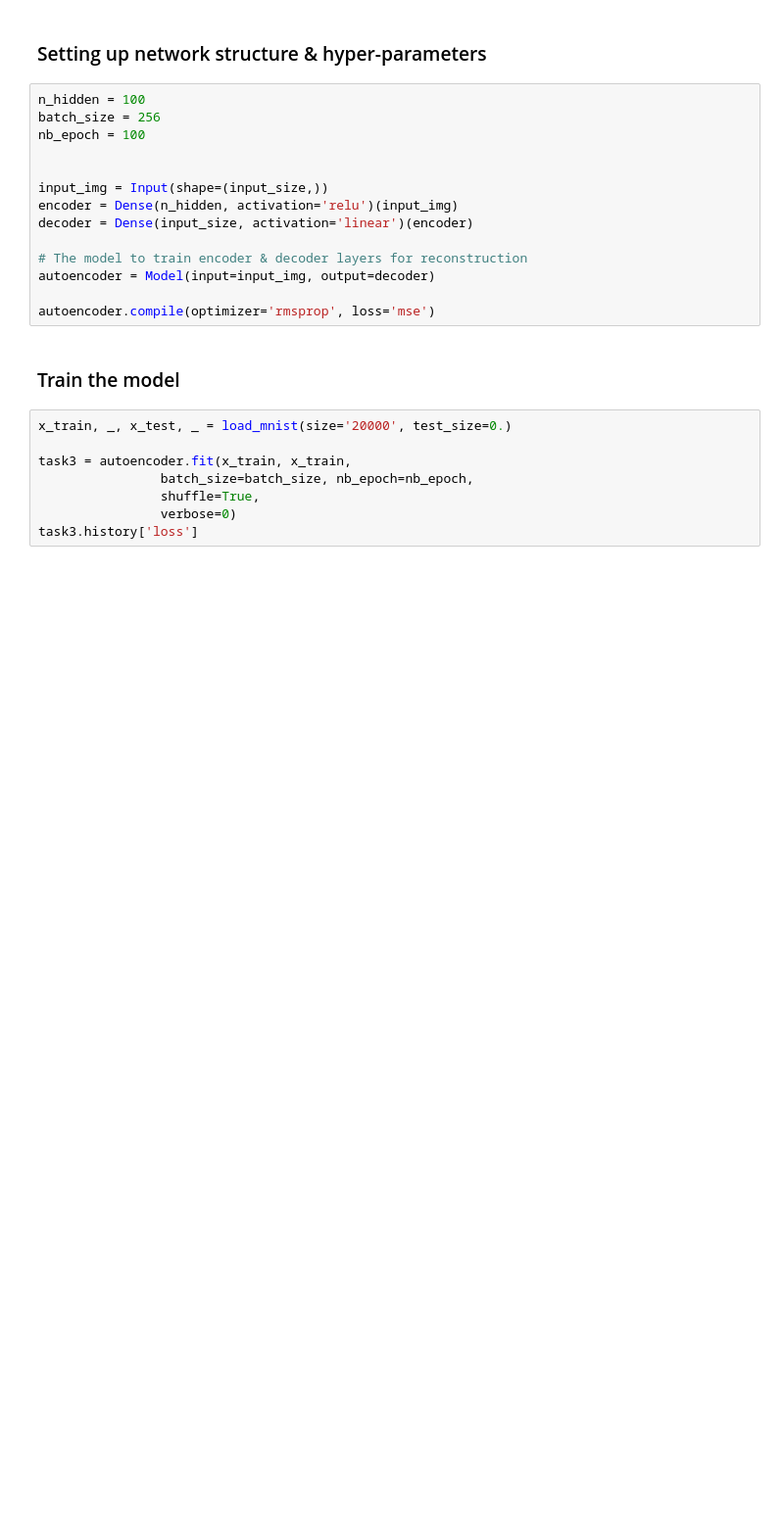
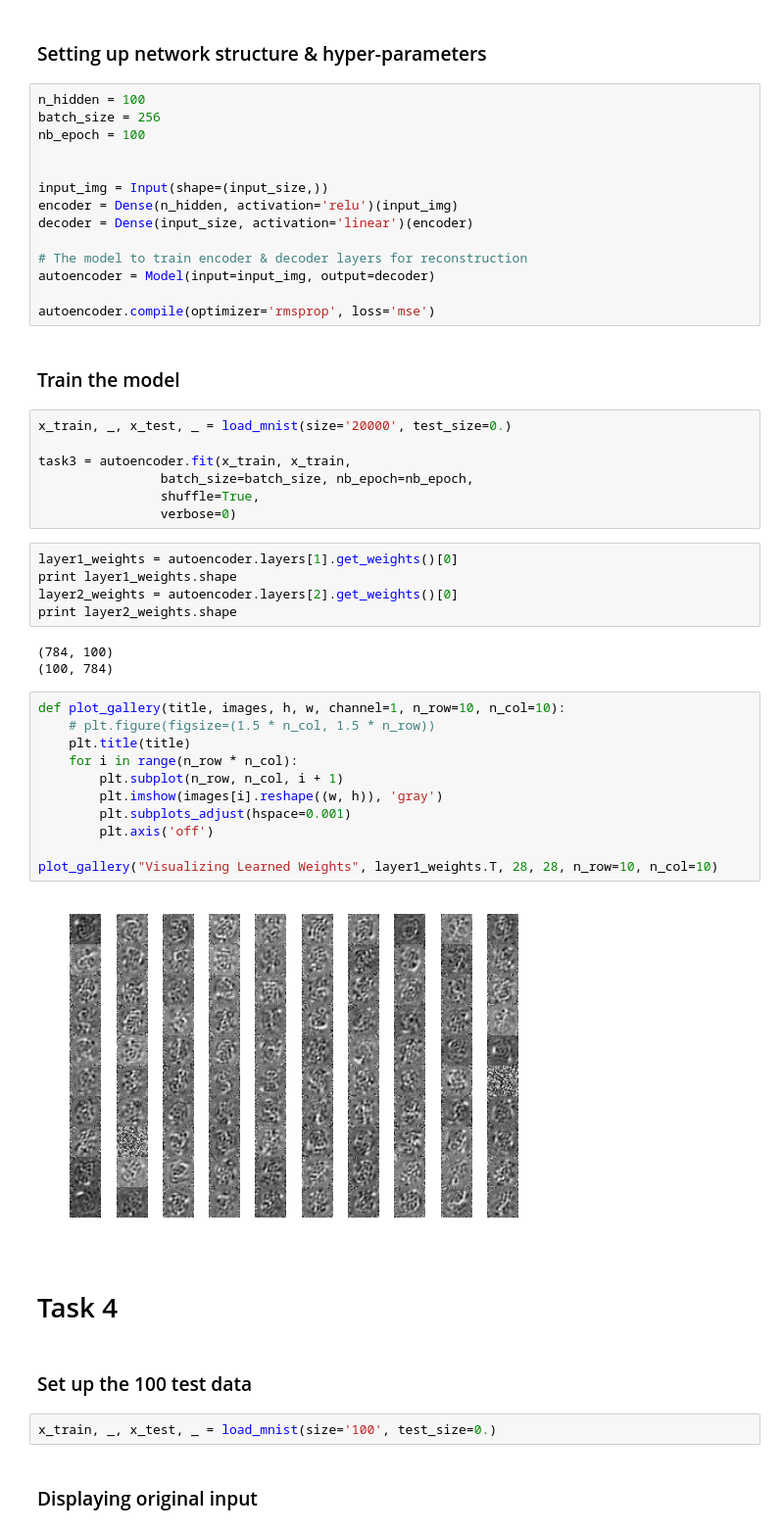
Before and after one commit to JonnyTran/ML-algorithms, a Jupyter notebook: Projects/Kamangar_NeuralNet/Tran_assignment_06/test.ipynb, the cells around one changed output. Shown at 98% size. Saved outputs shown, nothing was run; the diff lists cells and outputs as text; blank space fills up the shorter version.

Commit message:
Kamangar nnet assignment 6: Finished Task 4

```diff
--- a/Projects/Kamangar_NeuralNet/Tran_assignment_06/test.ipynb
+++ b/Projects/Kamangar_NeuralNet/Tran_assignment_06/test.ipynb
@@ -188,4 +188,32 @@ task3 = autoencoder.fit(x_train, x_train,
                 batch_size=batch_size, nb_epoch=nb_epoch,
                 shuffle=True,
                 verbose=0)
-task3.history['loss']
+# %%
+layer1_weights = autoencoder.layers[1].get_weights()[0]
+print layer1_weights.shape
+layer2_weights = autoencoder.layers[2].get_weights()[0]
+print layer2_weights.shape
+# %% [output]
+(784, 100)
+(100, 784)
+# %%
+def plot_gallery(title, images, h, w, channel=1, n_row=10, n_col=10):
+    # plt.figure(figsize=(1.5 * n_col, 1.5 * n_row))
+    plt.title(title)
+    for i in range(n_row * n_col):
+        plt.subplot(n_row, n_col, i + 1)
+        plt.imshow(images[i].reshape((w, h)), 'gray')
+        plt.subplots_adjust(hspace=0.001)
+        plt.axis('off')
+
+plot_gallery("Visualizing Learned Weights", layer1_weights.T, 28, 28, n_row=10, n_col=10)
+# %% [output]
+[figure, added]
+# %% [markdown]
+# Task 4
+# %% [markdown]
+### Set up the 100 test data
+# %%
+x_train, _, x_test, _ = load_mnist(size='100', test_size=0.)
+# %% [markdown]
+### Displaying original input
```
Also changed, not shown: parts of 3 cells of this notebook.
